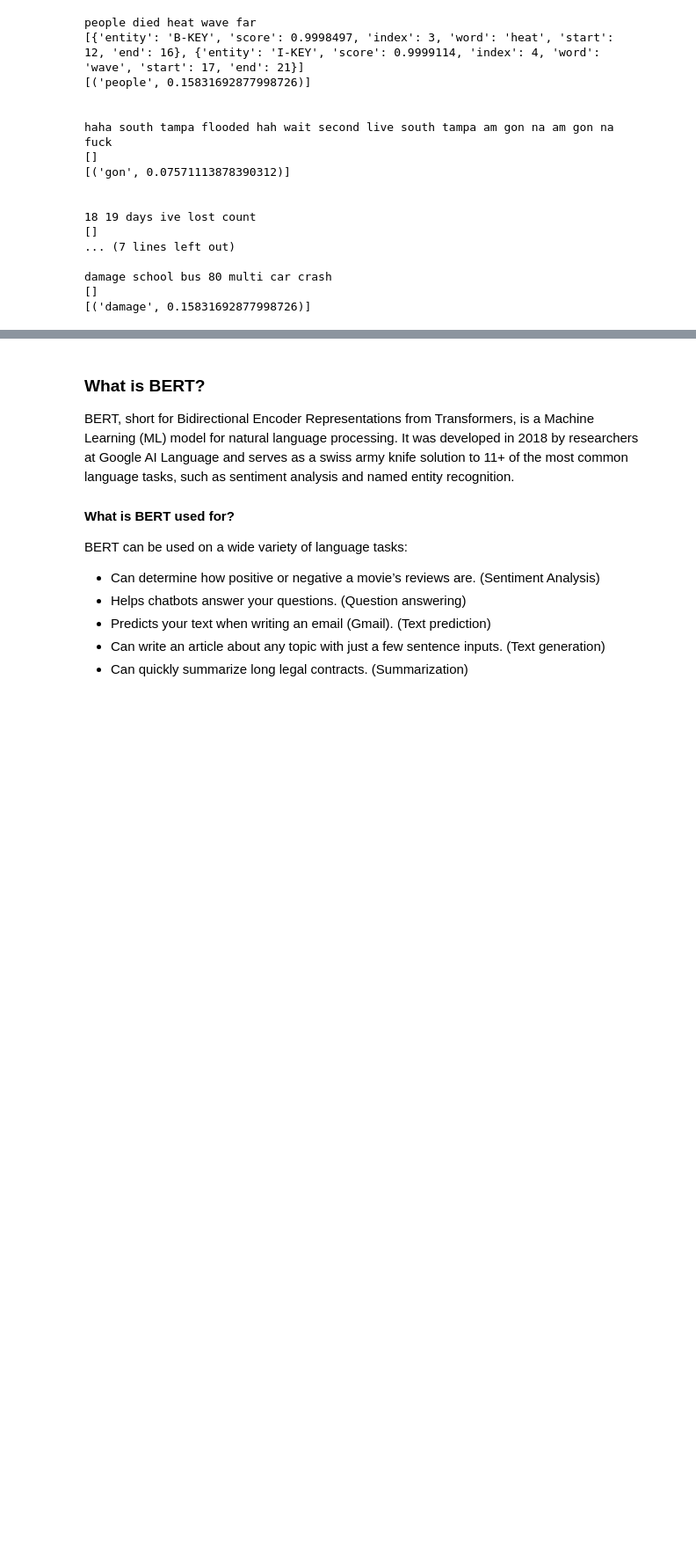
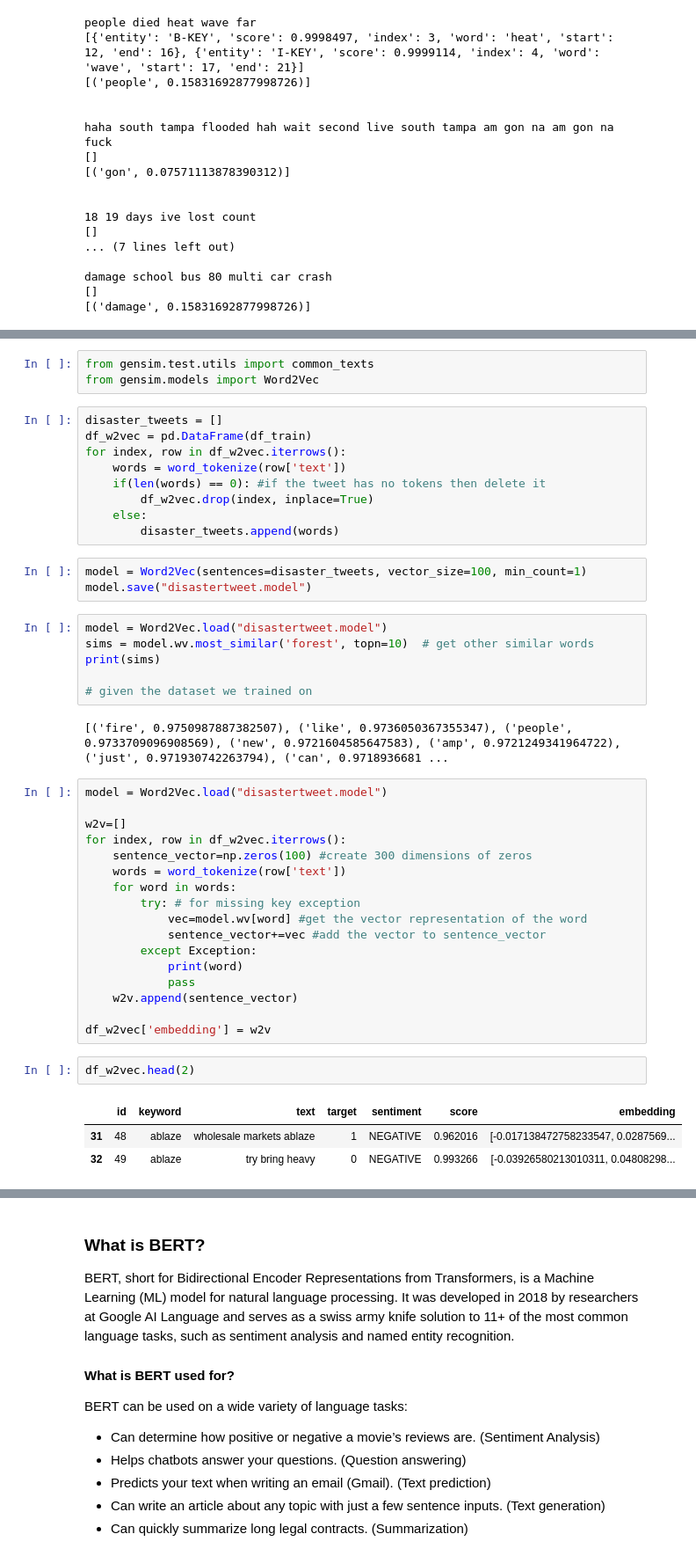
Before and after one commit to srideviaishwariya/rainier, a Jupyter notebook: capstone/vector_search_for_disaster_tweets.ipynb, the cells around one changed output, grey strips where cells are left out. Shown at 88% size. Saved outputs shown, nothing was run; the diff lists cells and outputs as text; blank space fills up the shorter version.

```diff
--- a/capstone/vector_search_for_disaster_tweets.ipynb
+++ b/capstone/vector_search_for_disaster_tweets.ipynb
@@ -778,0 +849,46 @@ Average Precision Score:  0.7361504637616629
+# %%
+from gensim.test.utils import common_texts
+from gensim.models import Word2Vec
+# %%
+disaster_tweets = []
+df_w2vec = pd.DataFrame(df_train)
+for index, row in df_w2vec.iterrows():
+    words = word_tokenize(row['text'])
+    if(len(words) == 0): #if the tweet has no tokens then delete it
+        df_w2vec.drop(index, inplace=True)
+    else:
+        disaster_tweets.append(words)
+# %%
+model = Word2Vec(sentences=disaster_tweets, vector_size=100, min_count=1)
+model.save("disastertweet.model")
+# %%
+model = Word2Vec.load("disastertweet.model")
+sims = model.wv.most_similar('forest', topn=10)  # get other similar words
+print(sims)
+
+# given the dataset we trained on
+# %% [output]
+[('fire', 0.9750987887382507), ('like', 0.9736050367355347), ('people', 0.9733709096908569), ('new', 0.9721604585647583), ('amp', 0.9721249341964722), ('just', 0.971930742263794), ('can', 0.9718936681 ...
+# %%
+model = Word2Vec.load("disastertweet.model")
+
+w2v=[]
+for index, row in df_w2vec.iterrows():
+    sentence_vector=np.zeros(100) #create 300 dimensions of zeros
+    words = word_tokenize(row['text'])
+    for word in words:
+        try: # for missing key exception
+            vec=model.wv[word] #get the vector representation of the word
+            sentence_vector+=vec #add the vector to sentence_vector
+        except Exception:
+            print(word)
+            pass
+    w2v.append(sentence_vector)
+
+df_w2vec['embedding'] = w2v
+# %%
+df_w2vec.head(2)
+# %% [output]
+|  | id | keyword | text | target | sentiment | score | embedding |
+| 31 | 48 | ablaze | wholesale markets ablaze | 1 | NEGATIVE | 0.962016 | [-0.017138472758233547, 0.0287569... |
+| 32 | 49 | ablaze | try bring heavy | 0 | NEGATIVE | 0.993266 | [-0.03926580213010311, 0.04808298... |
```
Also changed, not shown: parts of 96 cells of this notebook, 3 other files.
